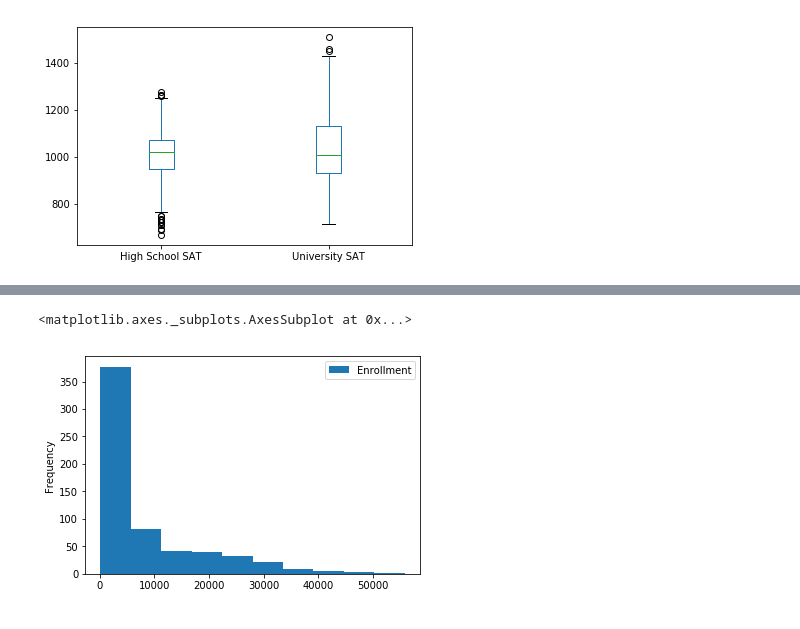
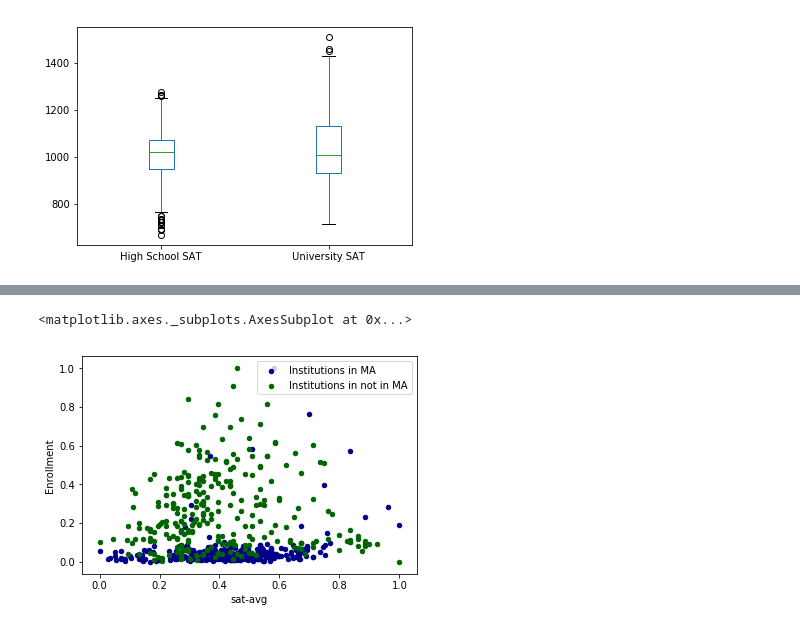
Before and after one commit to kj808/2018DataExploration, a Jupyter notebook: notebooks/EECS 731 Project.ipynb, the cells around one changed output, grey strips where cells are left out. Drawn from its saved outputs; the diff is of its cells as text; code cells hidden in the pictures.

```diff
--- a/notebooks/EECS 731 Project.ipynb
+++ b/notebooks/EECS 731 Project.ipynb
@@ -149,11 +151,6 @@ univ['School Name']=univ['School Name'].astype("category")
 #----------Merge datasets----------
 result=pd.concat([mshsFinal,univ],axis=0,sort=False )
 
-#----------Bin SAT Avg scores----------
-#The lowest SAT is 600 and highest is 2400
-bins=[600,800,1000,1200,1400,1600,1800,2000,2200,2400]
-result['binned_scores']=pd.cut(result['sat-avg'],bins)
-
 #----------------Randomize data----------------
 result=result.sample(frac=1)
 # %%
@@ -191,6 +177,23 @@ EnrollvsSAT.plot.scatter(x='sat-avg',y='Enrollment',)
-# %%
-EnrollvsSAT=result[['sat-avg','Enrollment']].copy()
-EnrollvsSAT.plot.hist(x='sat-avg')
-# %% [output]
-<matplotlib.axes._subplots.AxesSubplot at 0x...>
-[figure, removed]
+# %%
+#----------------Viewing number of enrollment vs SAT scores----------------
+EnrollvsSAT=result[['sat-avg','Enrollment','State']].copy()
+
+#Sepearate by MA and the rest of the states
+MaSAT=EnrollvsSAT.loc[EnrollvsSAT['State'] == 'MA']
+OtherSAT=EnrollvsSAT.loc[EnrollvsSAT['State'] != 'MA']
+
+#Drop state column for easier normalization
+MaSAT=MaSAT.drop(columns=['State'])
+OtherSAT=OtherSAT.drop(columns=['State'])
+
+#Normalize this for better values
+#Used this source for understanding normalizing(https://stackoverflow.com/questions/12525722/normalize-data-in-pandas )
+MaSAT=(MaSAT - MaSAT.min()) / (MaSAT.max() - MaSAT.min())
+OtherSAT=(OtherSAT - OtherSAT.min()) / (OtherSAT.max() - OtherSAT.min())
+
+#Plot the separate states
+ax = MaSAT.plot.scatter(x='sat-avg', y='Enrollment', color='DarkBlue', label='Institutions in MA')
+OtherSAT.plot.scatter(x='sat-avg', y='Enrollment', color='DarkGreen', label='Institutions in not in MA', ax=ax)
+# %% [output]
+<matplotlib.axes._subplots.AxesSubplot at 0x...>
+[figure, added]
```
Also changed, not shown: parts of 10 cells of this notebook.
